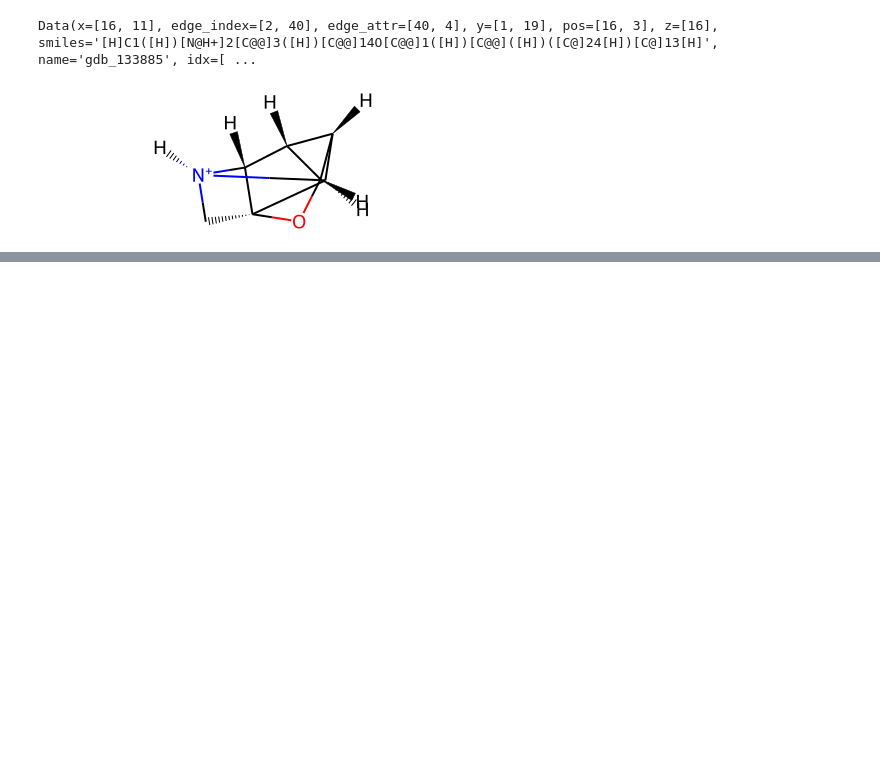
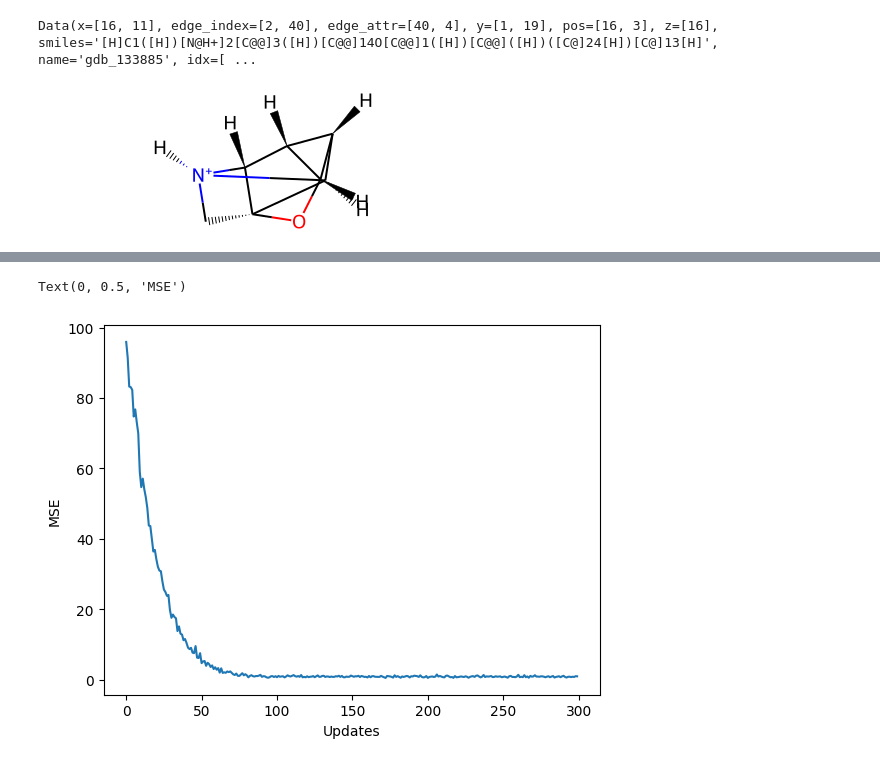
Before and after one commit to FlyingWorkshop/DiffusionGNNTutorial, a Jupyter notebook: simple_edm.ipynb, the cells around one changed output, grey strips where cells are left out. Cells and saved outputs as stored; diff of their text form; code cells hidden in the pictures; blank space fills up the shorter version.

```diff
--- a/simple_edm.ipynb
+++ b/simple_edm.ipynb
@@ -134,0 +161,10 @@ edm.optimize(ex_hard, plot=True)
+# %%
+edm = SimpleEDM(max_timesteps=300)
+history = edm.optimize(ex_hard, verbose=False)
+
+plt.plot(range(len(history["loss"])), history["loss"])
+plt.xlabel("Updates")
+plt.ylabel("MSE")
+# %% [output]
+Text(0, 0.5, 'MSE')
+[figure, added]
```
Also changed, not shown: parts of 7 cells of this notebook.
